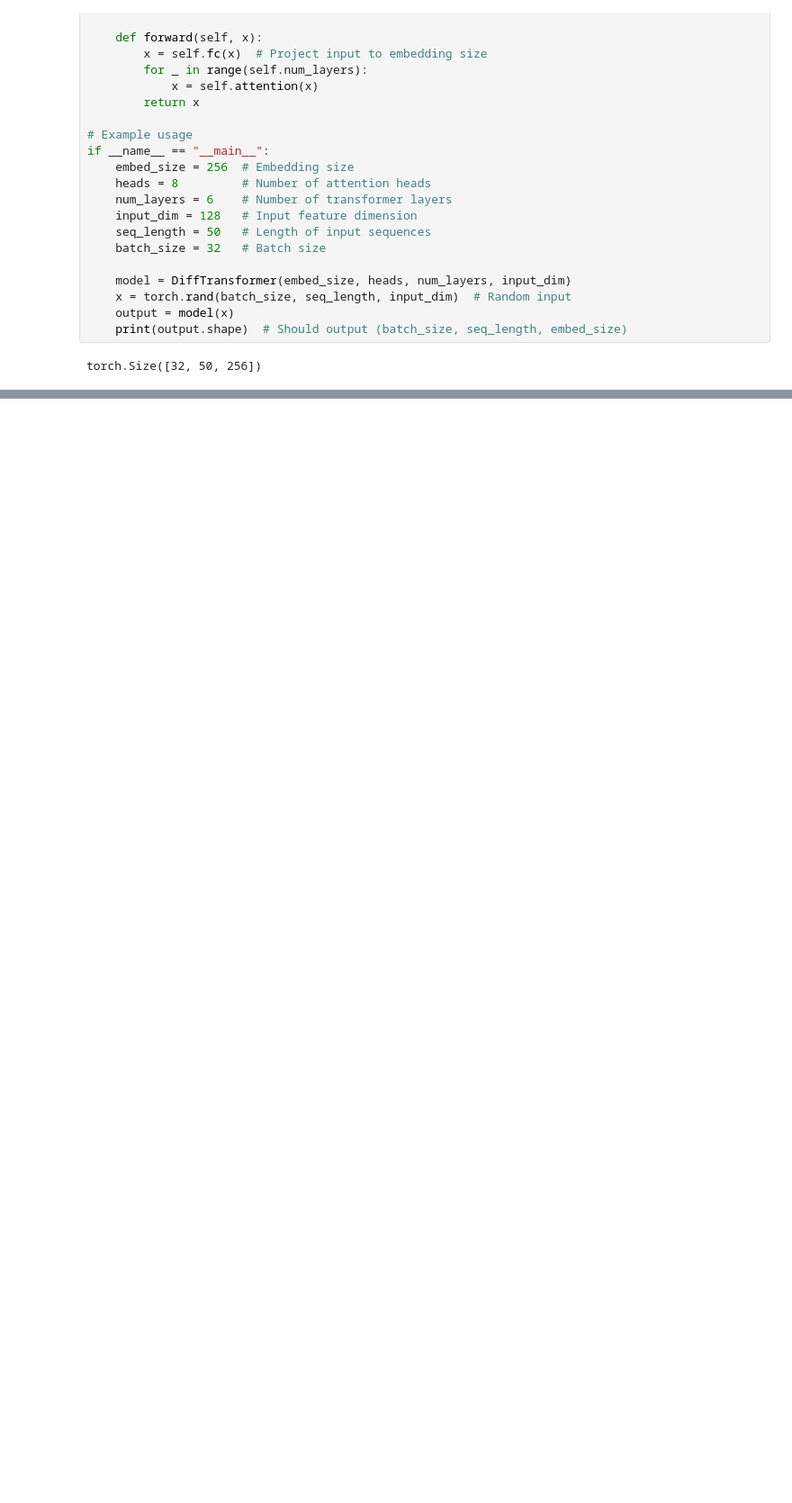
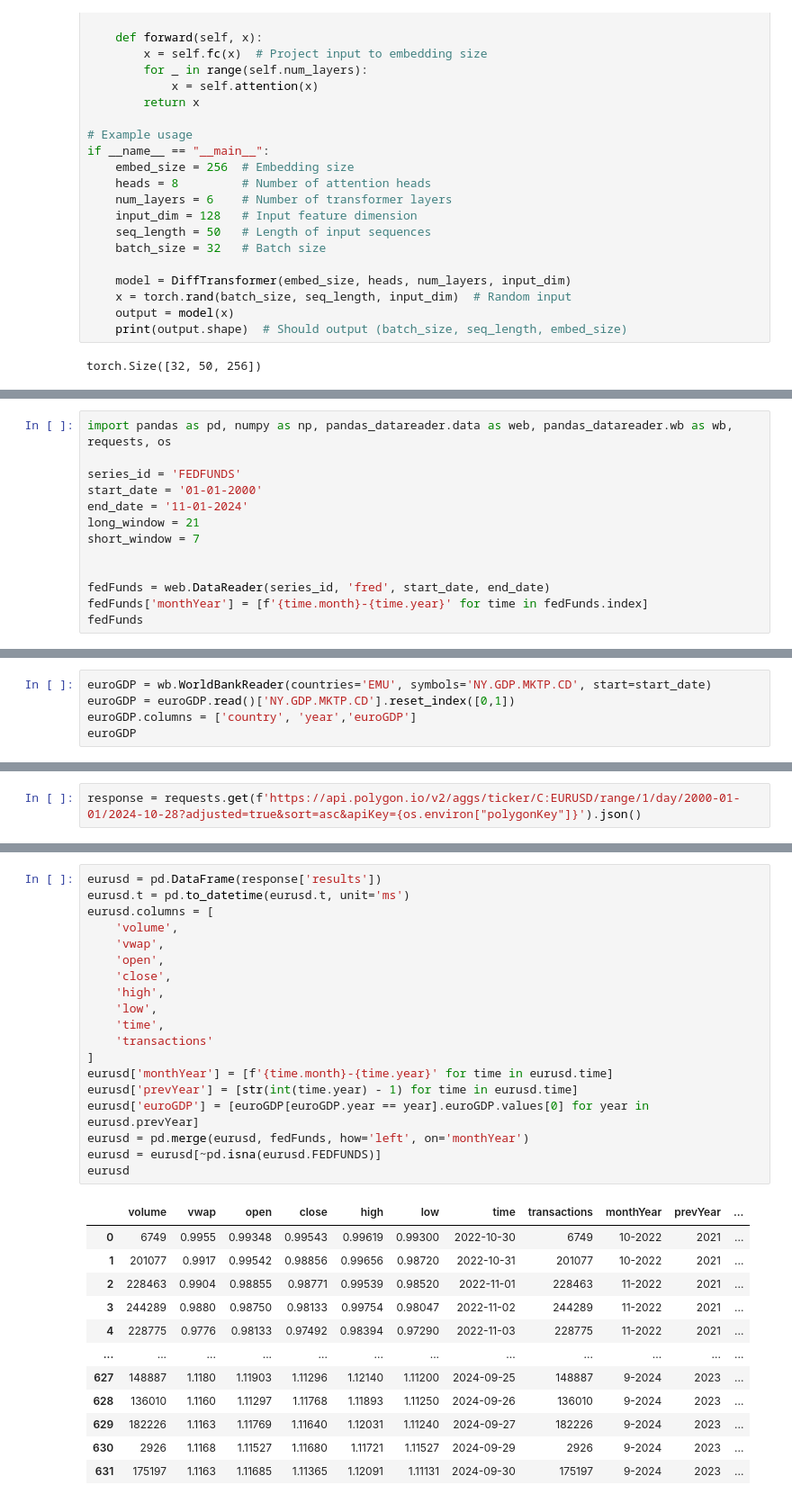
Before and after one commit to crynom/diff-Transformer, a Jupyter notebook: diffTransformer.ipynb, the cells around one changed output, grey strips where cells are left out. Shown at 90% size. Cells and saved outputs as stored; diff of their text form; blank space fills up the shorter version.

Commit message:
sourcing some data

```diff
--- a/diffTransformer.ipynb
+++ b/diffTransformer.ipynb
@@ -84,0 +91,13 @@ This implementation is a basic version and may require further enhancements for
+# %%
+import pandas as pd, numpy as np, pandas_datareader.data as web, pandas_datareader.wb as wb, requests, os
+
+series_id = 'FEDFUNDS'
+start_date = '01-01-2000'
+end_date = '11-01-2024'
+long_window = 21
+short_window = 7
+
+
+fedFunds = web.DataReader(series_id, 'fred', start_date, end_date)
+fedFunds['monthYear'] = [f'{time.month}-{time.year}' for time in fedFunds.index]
+fedFunds
@@ -84,0 +119,5 @@ This implementation is a basic version and may require further enhancements for
+# %%
+euroGDP = wb.WorldBankReader(countries='EMU', symbols='NY.GDP.MKTP.CD', start=start_date)
+euroGDP = euroGDP.read()['NY.GDP.MKTP.CD'].reset_index([0,1])
+euroGDP.columns = ['country', 'year','euroGDP']
+euroGDP
@@ -84,0 +142,2 @@ This implementation is a basic version and may require further enhancements for
+# %%
+response = requests.get(f'https://api.polygon.io/v2/aggs/ticker/C:EURUSD/range/1/day/2000-01-01/2024-10-28?adjusted=true&sort=asc&apiKey={os.environ["polygonKey"]}').json()
@@ -84,0 +158,32 @@ This implementation is a basic version and may require further enhancements for
+# %%
+eurusd = pd.DataFrame(response['results'])
+eurusd.t = pd.to_datetime(eurusd.t, unit='ms')
+eurusd.columns = [
+    'volume',
+    'vwap',
+    'open',
+    'close',
+    'high',
+    'low',
+    'time',
+    'transactions'
+]
+eurusd['monthYear'] = [f'{time.month}-{time.year}' for time in eurusd.time]
+eurusd['prevYear'] = [str(int(time.year) - 1) for time in eurusd.time]
+eurusd['euroGDP'] = [euroGDP[euroGDP.year == year].euroGDP.values[0] for year in eurusd.prevYear]
+eurusd = pd.merge(eurusd, fedFunds, how='left', on='monthYear')
+eurusd = eurusd[~pd.isna(eurusd.FEDFUNDS)]
+eurusd
+# %% [output]
+|  | volume | vwap | open | close | high | low | time | transactions | monthYear | prevYear | ... |
+| 0 | 6749 | 0.9955 | 0.99348 | 0.99543 | 0.99619 | 0.99300 | 2022-10-30 | 6749 | 10-2022 | 2021 | ... |
+| 1 | 201077 | 0.9917 | 0.99542 | 0.98856 | 0.99656 | 0.98720 | 2022-10-31 | 201077 | 10-2022 | 2021 | ... |
+| 2 | 228463 | 0.9904 | 0.98855 | 0.98771 | 0.99539 | 0.98520 | 2022-11-01 | 228463 | 11-2022 | 2021 | ... |
+| 3 | 244289 | 0.9880 | 0.98750 | 0.98133 | 0.99754 | 0.98047 | 2022-11-02 | 244289 | 11-2022 | 2021 | ... |
+| 4 | 228775 | 0.9776 | 0.98133 | 0.97492 | 0.98394 | 0.97290 | 2022-11-03 | 228775 | 11-2022 | 2021 | ... |
+| ... | ... | ... | ... | ... | ... | ... | ... | ... | ... | ... | ... |
+| 627 | 148887 | 1.1180 | 1.11903 | 1.11296 | 1.12140 | 1.11200 | 2024-09-25 | 148887 | 9-2024 | 2023 | ... |
+| 628 | 136010 | 1.1160 | 1.11297 | 1.11768 | 1.11893 | 1.11250 | 2024-09-26 | 136010 | 9-2024 | 2023 | ... |
+| 629 | 182226 | 1.1163 | 1.11769 | 1.11640 | 1.12031 | 1.11240 | 2024-09-27 | 182226 | 9-2024 | 2023 | ... |
+| 630 | 2926 | 1.1168 | 1.11527 | 1.11680 | 1.11721 | 1.11527 | 2024-09-29 | 2926 | 9-2024 | 2023 | ... |
+| 631 | 175197 | 1.1163 | 1.11685 | 1.11365 | 1.12091 | 1.11131 | 2024-09-30 | 175197 | 9-2024 | 2023 | ... |
```
Also changed, not shown: parts of 7 cells of this notebook, 1 other file.
